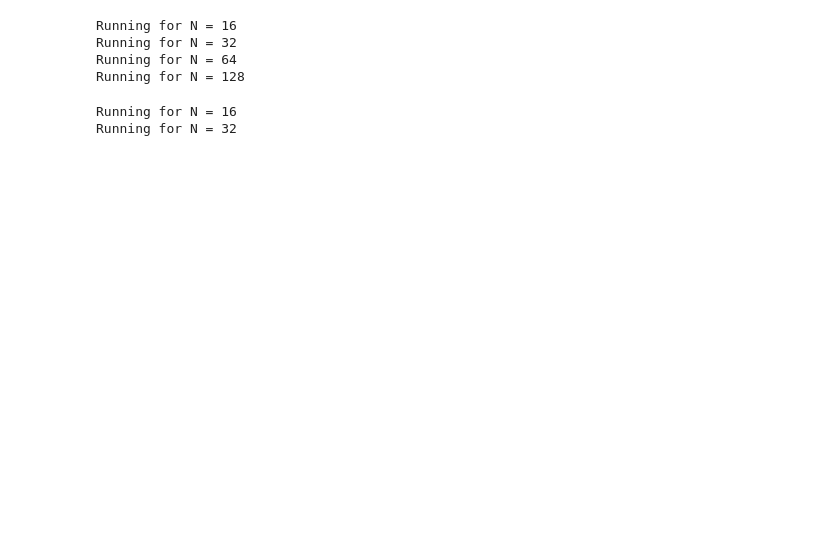
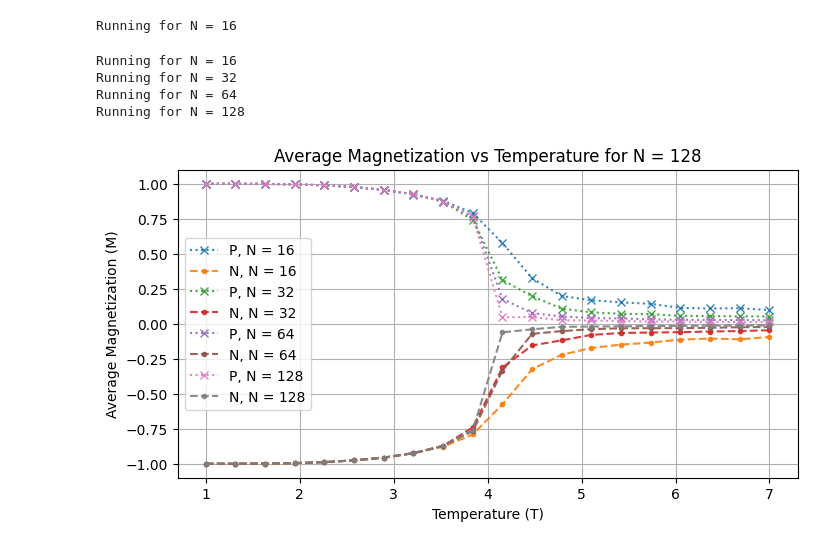
Before and after one commit to MrIsCM/Ising-Model, a Jupyter notebook: speed_tests.ipynb, the cells around one changed output. Saved outputs shown, nothing was run; the diff lists cells and outputs as text; code cells hidden in the pictures; blank space fills up the shorter version.

```diff
--- a/speed_tests.ipynb
+++ b/speed_tests.ipynb
@@ -35,7 +37,7 @@ def get_M_E_C_of_T_numba(lattice, energy, Ts, N, J1, J2, MC_steps, seed, use_las
         )
 
         # Calculate statistics
-        avg_mags[i] = np.mean(np.abs(mags[-use_last:]))
+        avg_mags[i] = np.mean(mags[-use_last:])
         avg_energies[i] = np.mean(energies[-use_last:])
 
         # Simple heat capacity calculation (may need to be replaced with your compute_specific_heat)
@@ -103,40 +105,30 @@ energies_N = [np.array(energy, dtype=np.float32) for energy in energies_N]
 
 use_last = 1000
 burn_in = 0.1
-# %%
-n_Ns = len(Ns)
-n_Ts = len(Ts)
-
-avg_mags = np.empty((n_Ns, n_Ts), dtype=np.float32)
-avg_energies = np.empty((n_Ns, n_Ts), dtype=np.float32)
-heat_capacities = np.empty((n_Ns, n_Ts), dtype=np.float32)
-
-for i, N in enumerate(Ns):
-    print(f"Running for N = {N}")
-    lattice = lattices_N[i]
-    energy = energies_N[i]
-    avg_mags[i], avg_energies[i], heat_capacities[i] = get_M_E_C_of_T_numba(
-        lattice,
-        energy,
-        Ts,
-        N,
-        J1,
-        J2,
-        MC_steps,
-        seed,
-        use_last=use_last
-    )
-# %% [output]
-Running for N = 16
-Running for N = 32
-Running for N = 64
-Running for N = 128
 # %%
 p_p = 0.75
 Ns, Ts, avg_mags_p, avg_energies_p, heat_capacities_p = simulate_all(p_p)
 # %% [output]
 Running for N = 16
-Running for N = 32
 # %%
 p_n = 0.25
 _, _, avg_mags_n, avg_energies_n, heat_capacities_n = simulate_all(p_n)
+# %% [output]
+Running for N = 16
+Running for N = 32
+Running for N = 64
+Running for N = 128
+# %%
+alpha = 0.9
+
+plt.figure(figsize=(8, 4))
+for i, N in enumerate(Ns):
+    plt.plot(Ts,  avg_mags_p[i], 'x:', label=f'P, N = {N}', alpha=alpha)
+    plt.plot(Ts, -avg_mags_n[i], '.--', label=f'N, N = {N}', alpha=alpha)
+    plt.xlabel('Temperature (T)')
+    plt.ylabel('Average Magnetization (M)')
+    plt.title(f'Average Magnetization vs Temperature for N = {N}')
+    plt.legend(loc='center left')
+plt.grid()
+# %% [output]
+[figure, added]
```
Also changed, not shown: parts of 6 cells of this notebook, 2 other files.
